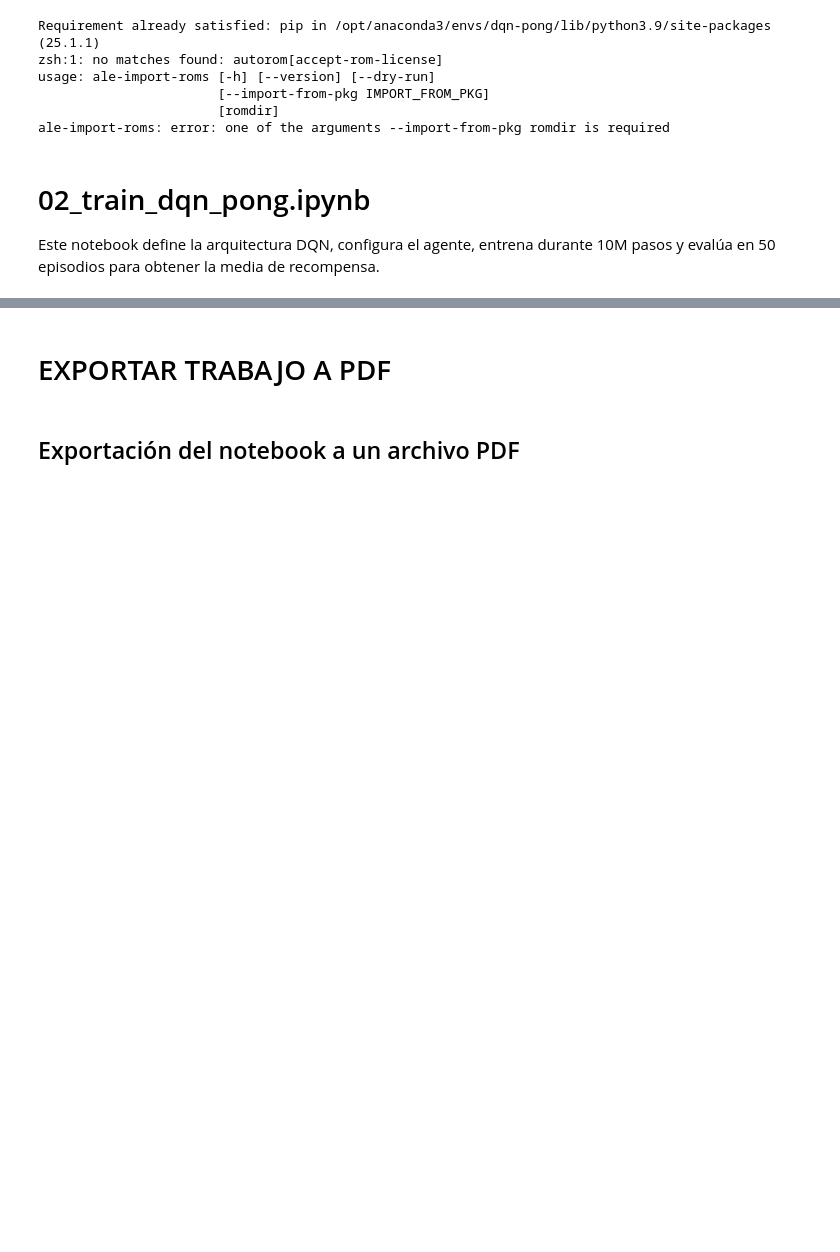
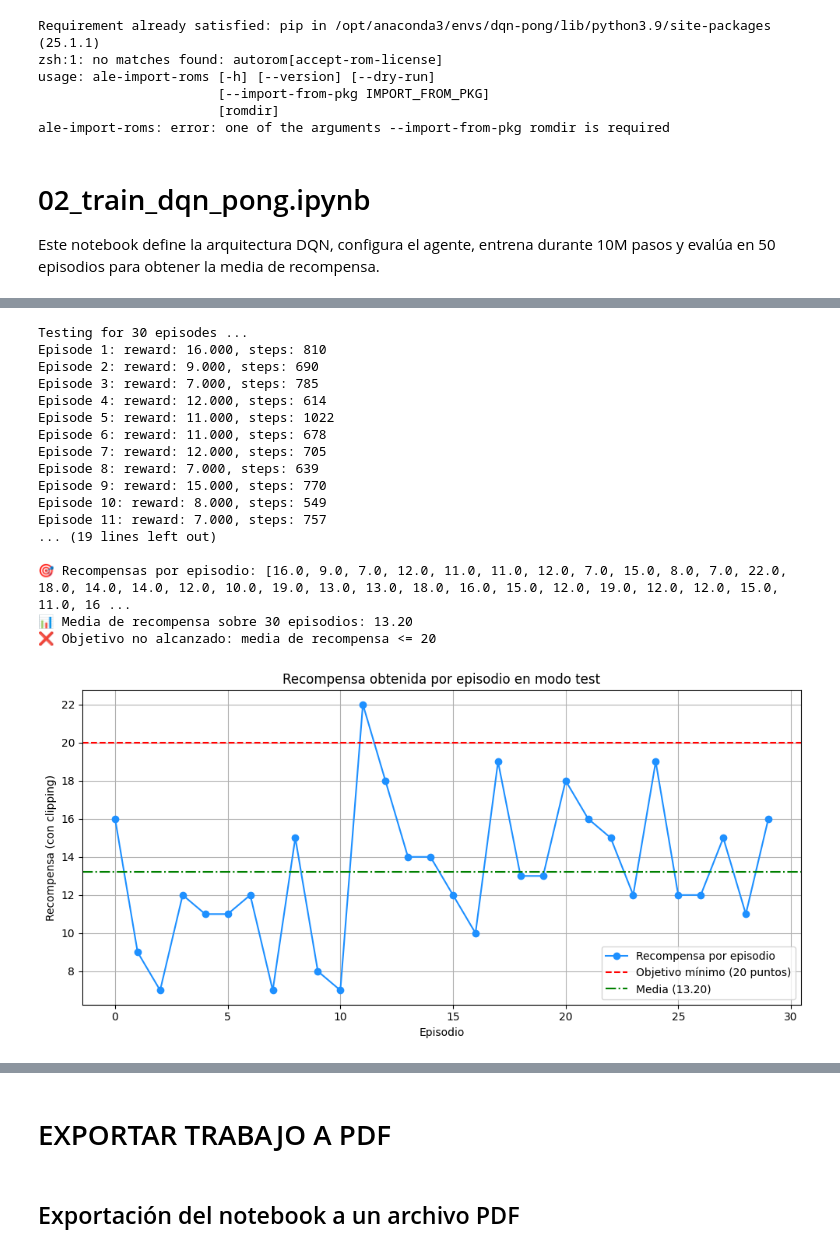
Before and after one commit to Rmbruno11/08MIAR_Grupo_20B_TP, a Jupyter notebook: Proyecto_práctico_Final_Colab.ipynb, the cells around one changed output, grey strips where cells are left out. Cells and saved outputs as stored; diff of their text form; code cells hidden in the pictures; blank space fills up the shorter version.

```diff
--- a/Proyecto_práctico_Final_Colab.ipynb
+++ b/Proyecto_práctico_Final_Colab.ipynb
@@ -2822,0 +2938,13 @@ print("Recompensa mínima:", np.min(rewards))
+# %%
+#%% Configuración de callbacks
+weights_filename = f'dqn_{ENV_NAME}_weights.h5f'
+checkpoint_weights_filename = f'dqn_{ENV_NAME}_weights_step_{{step}}.h5f'
+log_filename = f'dqn_{ENV_NAME}_log.json'
+
+callbacks = [
+    ModelIntervalCheckpoint(checkpoint_weights_filename, interval=250000),
+    FileLogger(log_filename, interval=100)
+]
+# %%
+#%% Entrenamiento del modelo
+dqn.fit(env, nb_steps=500000, visualize=False, verbose=2, callbacks=callbacks)
@@ -2822,0 +2992,66 @@ print("Recompensa mínima:", np.min(rewards))
+# %%
+import matplotlib.pyplot as plt
+import numpy as np
+
+# ================================
+# EVALUACIÓN DEL AGENTE ENTRENADO
+# ================================
+
+# Cargar pesos finales entrenados
+final_weights = 'dqn_SpaceInvaders-v0_final_weights.h5f'
+dqn.load_weights(final_weights)
+
+# Evaluar el agente
+num_episodios = 30
+historial = dqn.test(env, nb_episodes=num_episodios, visualize=False)
+
+# Obtener las recompensas de cada episodio
+recompensas = historial.history['episode_reward']
+media_recompensas = np.mean(recompensas)
+
+# ================================
+# MOSTRAR RESULTADOS
+# ================================
+print(f"\n🎯 Recompensas por episodio: {recompensas}")
+print(f"📊 Media de recompensa sobre {num_episodios} episodios: {media_recompensas:.2f}")
+if media_recompensas > 20:
+    print("✅ Objetivo cumplido: media de recompensa > 20")
+else:
+    print("❌ Objetivo no alcanzado: media de recompensa <= 20")
+
+# ================================
+# GRAFICAR RESULTADOS
+# ================================
+plt.figure(figsize=(10, 5))
+plt.plot(recompensas, marker='o', linestyle='-', color='dodgerblue', label='Recompensa por episodio')
+plt.axhline(y=20, color='red', linestyle='--', label='Objetivo mínimo (20 puntos)')
+plt.axhline(y=media_recompensas, color='green', linestyle='-.', label=f'Media ({media_recompensas:.2f})')
+plt.title('Recompensa obtenida por episodio en modo test')
+plt.xlabel('Episodio')
+plt.ylabel('Recompensa (con clipping)')
+plt.legend()
+plt.grid(True)
+plt.tight_layout()
+plt.show()
+
+# Cerrar entorno
+env.close()
+# %% [output]
+Testing for 30 episodes ...
+Episode 1: reward: 16.000, steps: 810
+Episode 2: reward: 9.000, steps: 690
+Episode 3: reward: 7.000, steps: 785
+Episode 4: reward: 12.000, steps: 614
+Episode 5: reward: 11.000, steps: 1022
+Episode 6: reward: 11.000, steps: 678
+Episode 7: reward: 12.000, steps: 705
+Episode 8: reward: 7.000, steps: 639
+Episode 9: reward: 15.000, steps: 770
+Episode 10: reward: 8.000, steps: 549
+Episode 11: reward: 7.000, steps: 757
+... (19 lines left out)
+
+🎯 Recompensas por episodio: [16.0, 9.0, 7.0, 12.0, 11.0, 11.0, 12.0, 7.0, 15.0, 8.0, 7.0, 22.0, 18.0, 14.0, 14.0, 12.0, 10.0, 19.0, 13.0, 13.0, 18.0, 16.0, 15.0, 12.0, 19.0, 12.0, 12.0, 15.0, 11.0, 16 ...
+📊 Media de recompensa sobre 30 episodios: 13.20
+❌ Objetivo no alcanzado: media de recompensa <= 20
+[figure, added]
```
Also changed, not shown: parts of 15 cells of this notebook.
